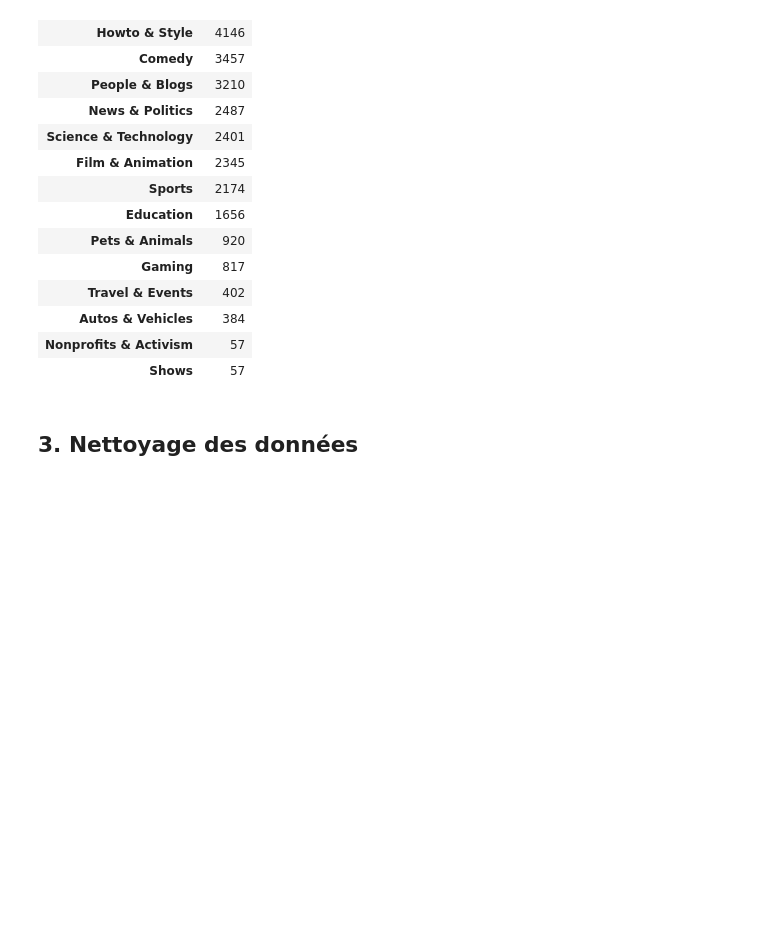
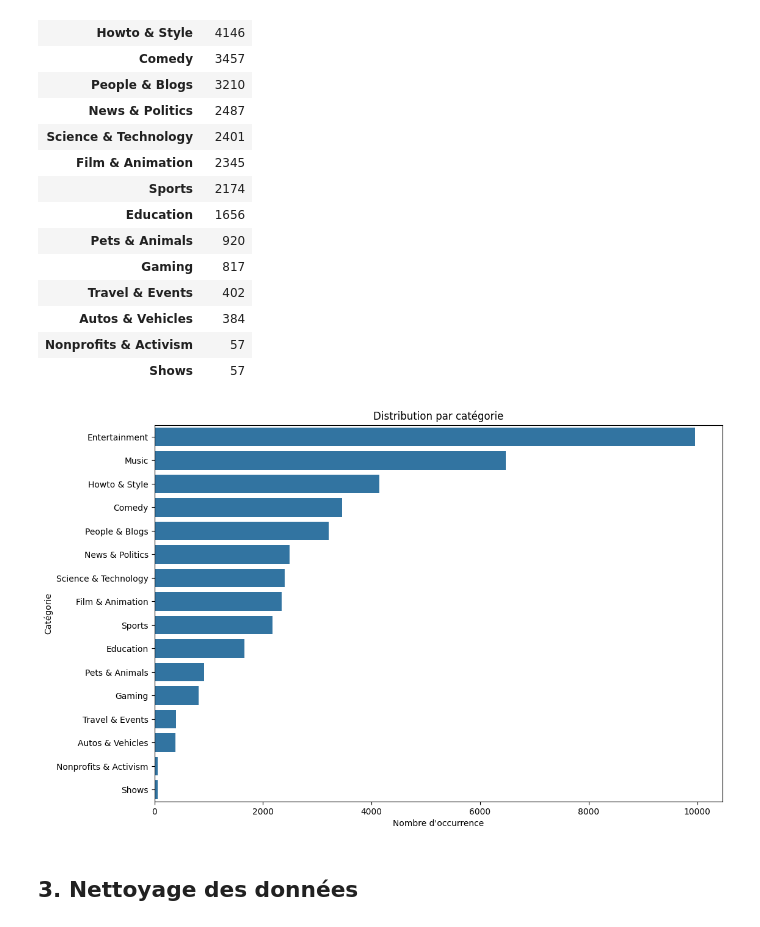
Before and after one commit to kirillsst/youtube-popularity-ml, a Jupyter notebook: notebook/PROJET_ML_Youtube_Trending.ipynb, the cells around one changed output. Saved outputs shown, nothing was run; the diff lists cells and outputs as text; code cells hidden in the pictures; blank space fills up the shorter version.

Commit message:
Visualisations

```diff
--- a/notebook/PROJET_ML_Youtube_Trending.ipynb
+++ b/notebook/PROJET_ML_Youtube_Trending.ipynb
@@ -200,6 +200,21 @@ Distribution des catégories:
 | Autos & Vehicles | 384 |
 | Nonprofits & Activism | 57 |
 | Shows | 57 |
+# %%
+# Visualisation de la distribution par catégorie
+cat_count = df_merged['category_title'].value_counts().to_frame('count').reset_index()
+cat_count.columns = ['category_title', 'count']
+plt.figure(figsize=(12, 8))
+sns.barplot(data=cat_count,
+            x='count',
+            y='category_title',
+            )
+plt.xlabel('Nombre d\'occurrence')
+plt.ylabel('Catégorie')
+plt.title('Distribution par catégorie')
+plt.show()
+# %% [output]
+[figure, added]
 # %% [markdown]
 ## 3. Nettoyage des données
 # %% [markdown]
```
Also changed, not shown: parts of 19 cells of this notebook.
